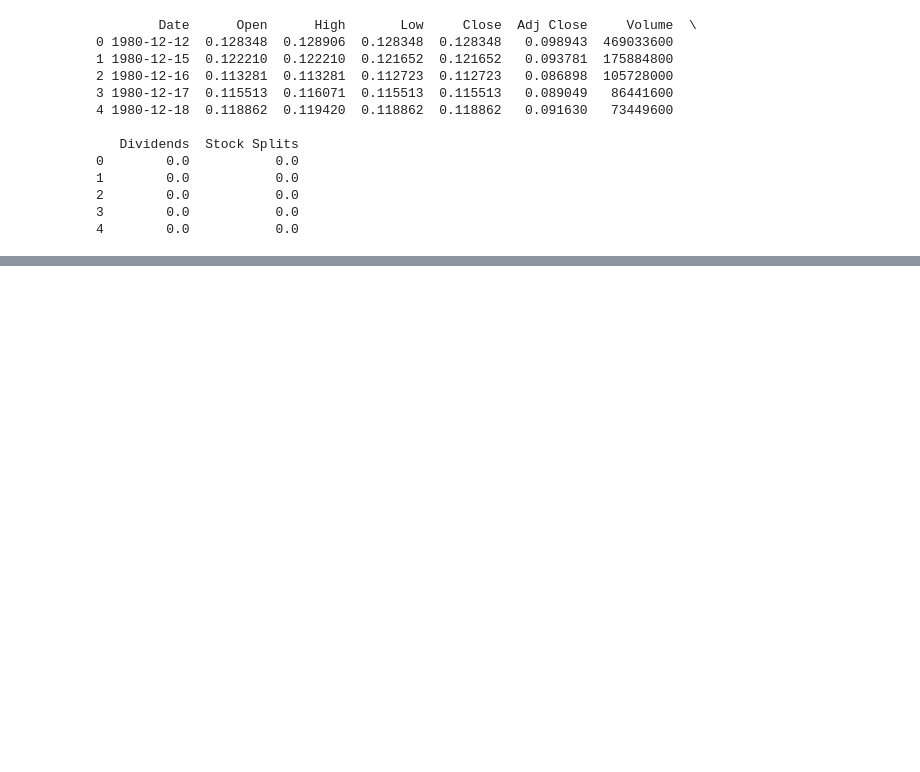
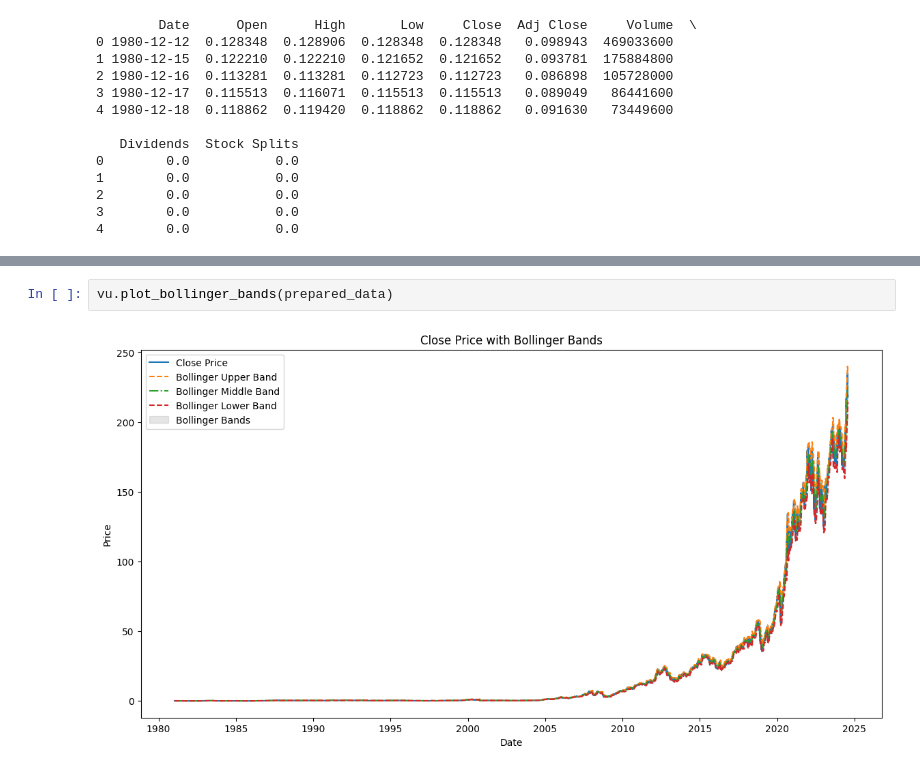
Before and after one commit to Nahom-ketsela/kaim-week-01, a Jupyter notebook: notebooks/APPL_analysis.ipynb, the cells around one changed output, grey strips where cells are left out. Cells and saved outputs as stored; diff of their text form; blank space fills up the shorter version.

```diff
--- a/notebooks/APPL_analysis.ipynb
+++ b/notebooks/APPL_analysis.ipynb
@@ -78,0 +89,4 @@ print(prepared_data.head(10))
+# %%
+vu.plot_bollinger_bands(prepared_data)
+# %% [output]
+[figure, added]
```
Also changed, not shown: parts of 5 cells of this notebook, 1 other file.
